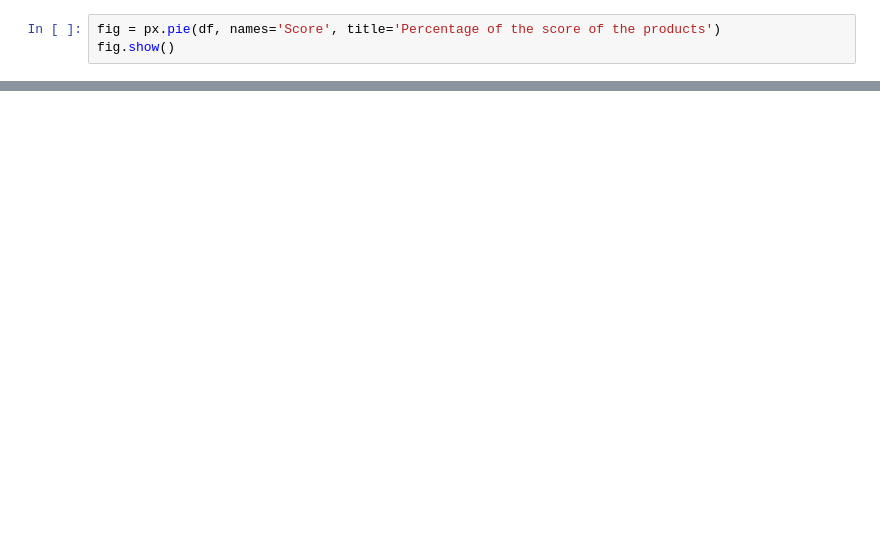
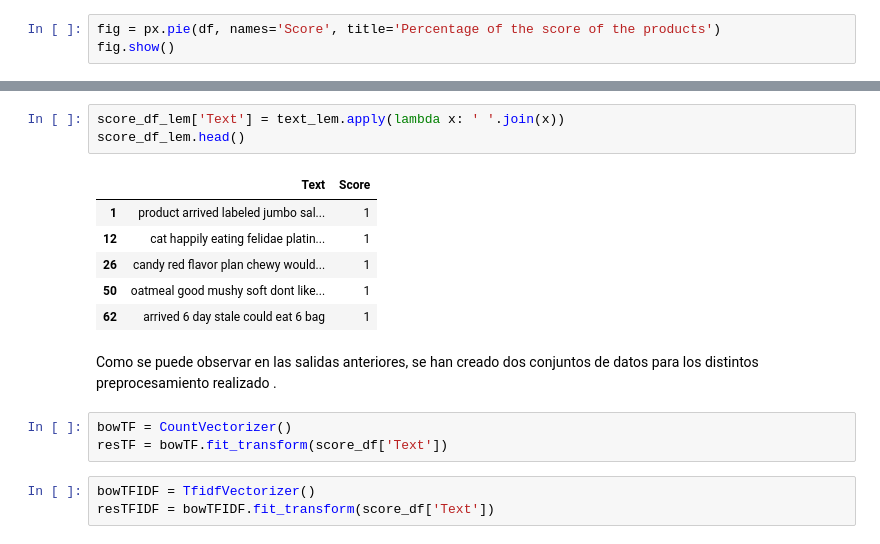
Before and after one commit to doramasma/Sentiment-Analisys, a Jupyter notebook: analisis-opiniones.ipynb, the cells around one changed output, grey strips where cells are left out. Drawn from its saved outputs; the diff is of its cells as text; blank space fills up the shorter version.

```diff
--- a/analisis-opiniones.ipynb
+++ b/analisis-opiniones.ipynb
@@ -101,0 +171,18 @@ hola
+# %%
+score_df_lem['Text'] = text_lem.apply(lambda x: ' '.join(x))
+score_df_lem.head()
+# %% [output]
+|  | Text | Score |
+| 1 | product arrived labeled jumbo sal... | 1 |
+| 12 | cat happily eating felidae platin... | 1 |
+| 26 | candy red flavor plan chewy would... | 1 |
+| 50 | oatmeal good mushy soft dont like... | 1 |
+| 62 | arrived 6 day stale could eat 6 bag | 1 |
+# %% [markdown]
+Como se puede observar en las salidas anteriores, se han creado dos conjuntos de datos para los distintos preprocesamiento realizado .
+# %%
+bowTF = CountVectorizer()
+resTF = bowTF.fit_transform(score_df['Text'])
+# %%
+bowTFIDF = TfidfVectorizer()
+resTFIDF = bowTFIDF.fit_transform(score_df['Text'])
```
Also changed, not shown: parts of 31 cells of this notebook.
